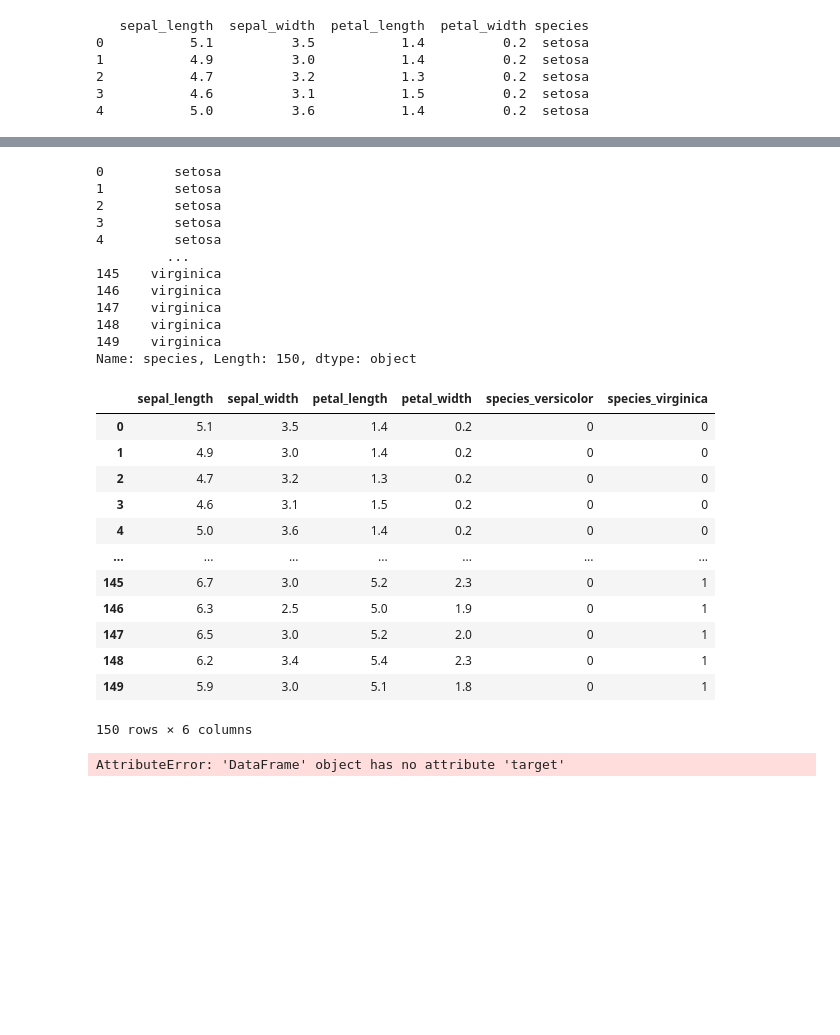
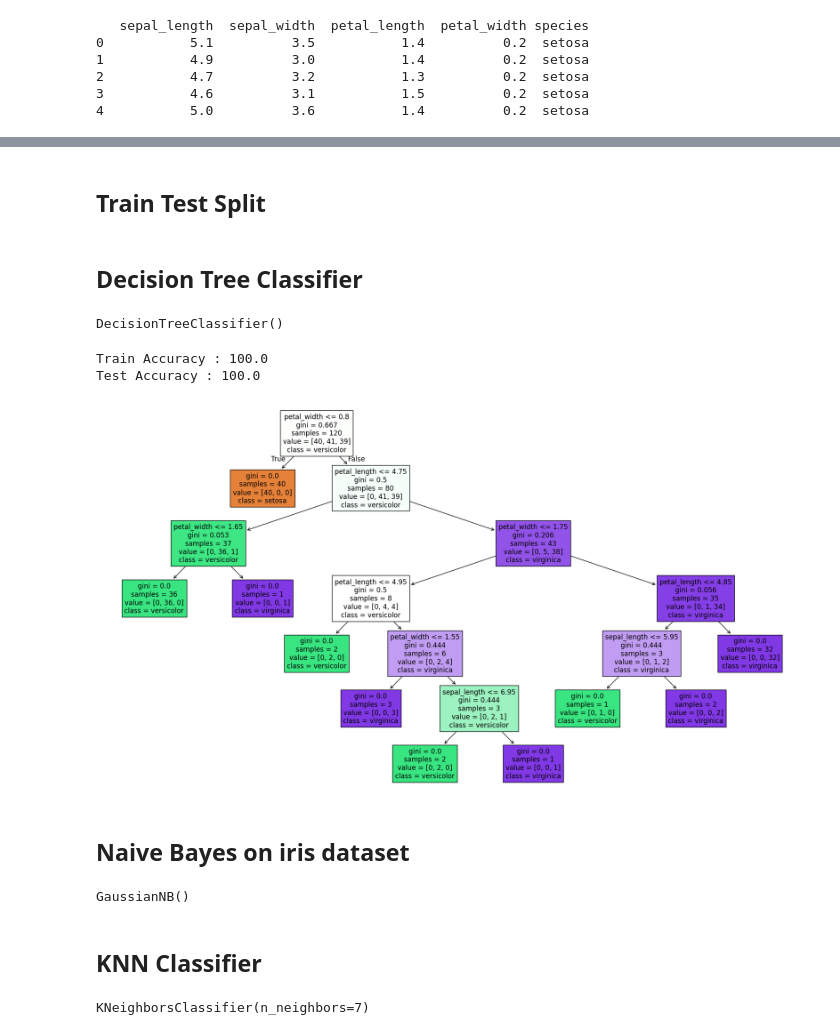
Before and after one commit to SONUSAINI126/Machine-Learning, a Jupyter notebook: MachineLearning/Iris_data.ipynb, the cells around one changed output, grey strips where cells are left out. Saved outputs shown, nothing was run; the diff lists cells and outputs as text; code cells hidden in the pictures; blank space fills up the shorter version.

Commit message:
decision tree added

```diff
--- a/MachineLearning/Iris_data.ipynb
+++ b/MachineLearning/Iris_data.ipynb
@@ -21,2 +26,3 @@ print(df.head())
 # %%
-df
+le = LabelEncoder()
+data["species"]=le.fit_transform(data["species"])
@@ -37,37 +45,47 @@ df
 # %%
-X=df.drop("species",axis=1)
-y=df["species"]
+X=data.drop("species",axis=1)
+y=data["species"]
+# %% [markdown]
+## Train Test Split
 # %%
+X_train,X_test,y_train,y_test = train_test_split(
+    X,y,test_size=0.2,random_state=42
+)
-# %% [output]
-0         setosa
-1         setosa
-2         setosa
-3         setosa
-4         setosa
-         ...
-145    virginica
-146    virginica
-147    virginica
-148    virginica
-149    virginica
-Name: species, Length: 150, dtype: object
+# %% [markdown]
+## Decision Tree Classifier
+# %%
+model = DecisionTreeClassifier()
+model.fit(X_train,y_train)
+# %% [output]
+DecisionTreeClassifier()
 # %%
-df=pd.get_dummies(df,columns=["species"],drop_first=True,dtype=int)
+y_train_pred = model.predict(X_train)
+print("Train Accuracy :", accuracy_score(y_train,y_train_pred)*100)
+
+y_test_pred = model.predict(X_test)
+print("Test Accuracy :", accuracy_score(y_test,y_test_pred)*100)
 # %% [output]
-|  | sepal_length | sepal_width | petal_length | petal_width | species_versicolor | species_virginica |
-| 0 | 5.1 | 3.5 | 1.4 | 0.2 | 0 | 0 |
-| 1 | 4.9 | 3.0 | 1.4 | 0.2 | 0 | 0 |
-| 2 | 4.7 | 3.2 | 1.3 | 0.2 | 0 | 0 |
-| 3 | 4.6 | 3.1 | 1.5 | 0.2 | 0 | 0 |
-| 4 | 5.0 | 3.6 | 1.4 | 0.2 | 0 | 0 |
-| ... | ... | ... | ... | ... | ... | ... |
-| 145 | 6.7 | 3.0 | 5.2 | 2.3 | 0 | 1 |
-| 146 | 6.3 | 2.5 | 5.0 | 1.9 | 0 | 1 |
-| 147 | 6.5 | 3.0 | 5.2 | 2.0 | 0 | 1 |
-| 148 | 6.2 | 3.4 | 5.4 | 2.3 | 0 | 1 |
-| 149 | 5.9 | 3.0 | 5.1 | 1.8 | 0 | 1 |
-150 rows × 6 columns
+Train Accuracy : 100.0
+Test Accuracy : 100.0
 # %%
+from sklearn.tree import plot_tree
+plt.figure(figsize =(18,10))
+plot_tree(
+    model,
+    feature_names=X.columns,
+    class_names=["setosa","versicolor","virginica"],
+    filled=True
+)
+
+plt.tight_layout()
+plt.show()
 # %% [output]
-AttributeError: 'DataFrame' object has no attribute 'target'
+[figure, added]
+# %% [markdown]
+## Naive Bayes on iris dataset
+# %%
+gnb_model=GaussianNB()
+gnb_model.fit(X_train,y_train)
+# %% [output]
+GaussianNB()
 # %%
@@ -74,0 +93,7 @@ X_train,X_test,y_train,y_test=train_test_split(X,y,
+# %% [markdown]
+## KNN Classifier
+# %%
+knn = KNeighborsClassifier(n_neighbors=7)
+knn.fit(X_train, y_train)
+# %% [output]
+KNeighborsClassifier(n_neighbors=7)
```
Also changed, not shown: parts of 12 cells of this notebook, 4 other files.
